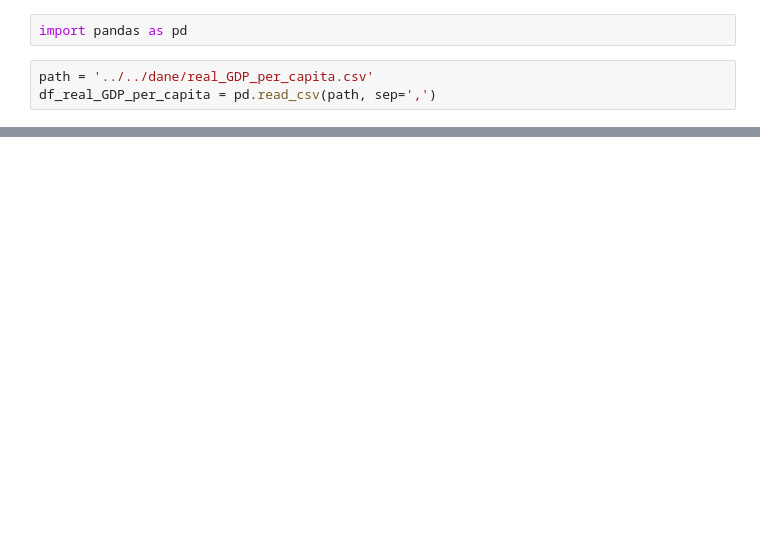
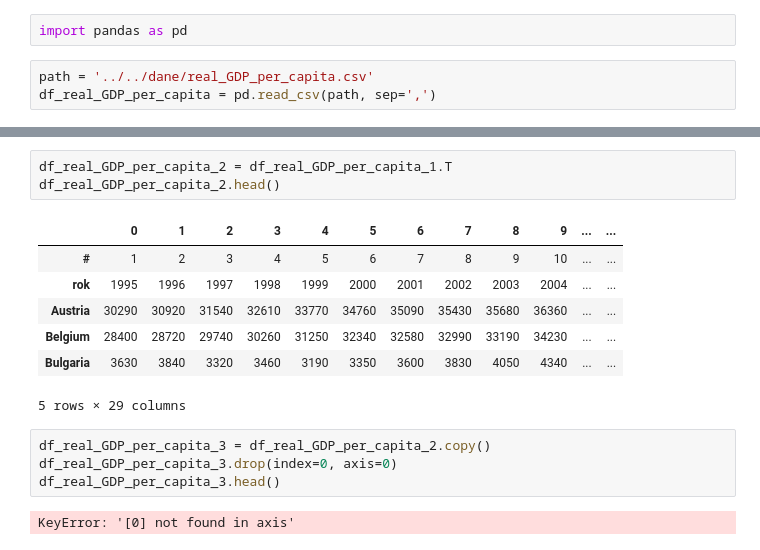
Before and after one commit to NK8007/merito-analiza-danych-cwiczenia, a Jupyter notebook: grupa_3/kod/zadanie.ipynb, the cells around one changed output, grey strips where cells are left out. Drawn from its saved outputs; the diff is of its cells as text; blank space fills up the shorter version.

```diff
--- a/grupa_3/kod/zadanie.ipynb
+++ b/grupa_3/kod/zadanie.ipynb
@@ -6,3 +33,20 @@ df_real_GDP_per_capita = pd.read_csv(path, sep=',')
+# %%
+df_real_GDP_per_capita_2 = df_real_GDP_per_capita_1.T
+df_real_GDP_per_capita_2.head()
+# %% [output]
+|  | 0 | 1 | 2 | 3 | 4 | 5 | 6 | 7 | 8 | 9 | ... | ... |
+| # | 1 | 2 | 3 | 4 | 5 | 6 | 7 | 8 | 9 | 10 | ... | ... |
+| rok | 1995 | 1996 | 1997 | 1998 | 1999 | 2000 | 2001 | 2002 | 2003 | 2004 | ... | ... |
+| Austria | 30290 | 30920 | 31540 | 32610 | 33770 | 34760 | 35090 | 35430 | 35680 | 36360 | ... | ... |
+| Belgium | 28400 | 28720 | 29740 | 30260 | 31250 | 32340 | 32580 | 32990 | 33190 | 34230 | ... | ... |
+| Bulgaria | 3630 | 3840 | 3320 | 3460 | 3190 | 3350 | 3600 | 3830 | 4050 | 4340 | ... | ... |
+5 rows × 29 columns
+# %%
+df_real_GDP_per_capita_3 = df_real_GDP_per_capita_2.copy()
+df_real_GDP_per_capita_3.drop(index=0, axis=0)
+df_real_GDP_per_capita_3.head()
+# %% [output]
+KeyError: '[0] not found in axis'
 # %%
 df_real_GDP_per_capita.head(1)
 # %% [output]
```
Also changed, not shown: parts of 6 cells of this notebook.
